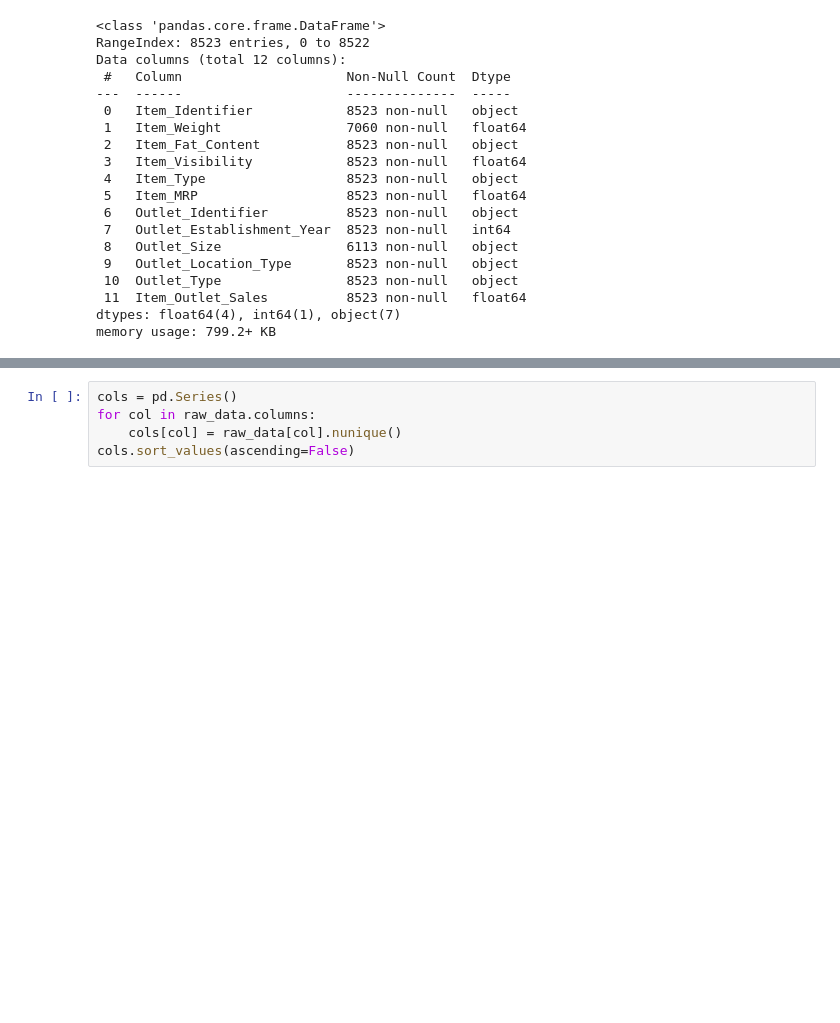
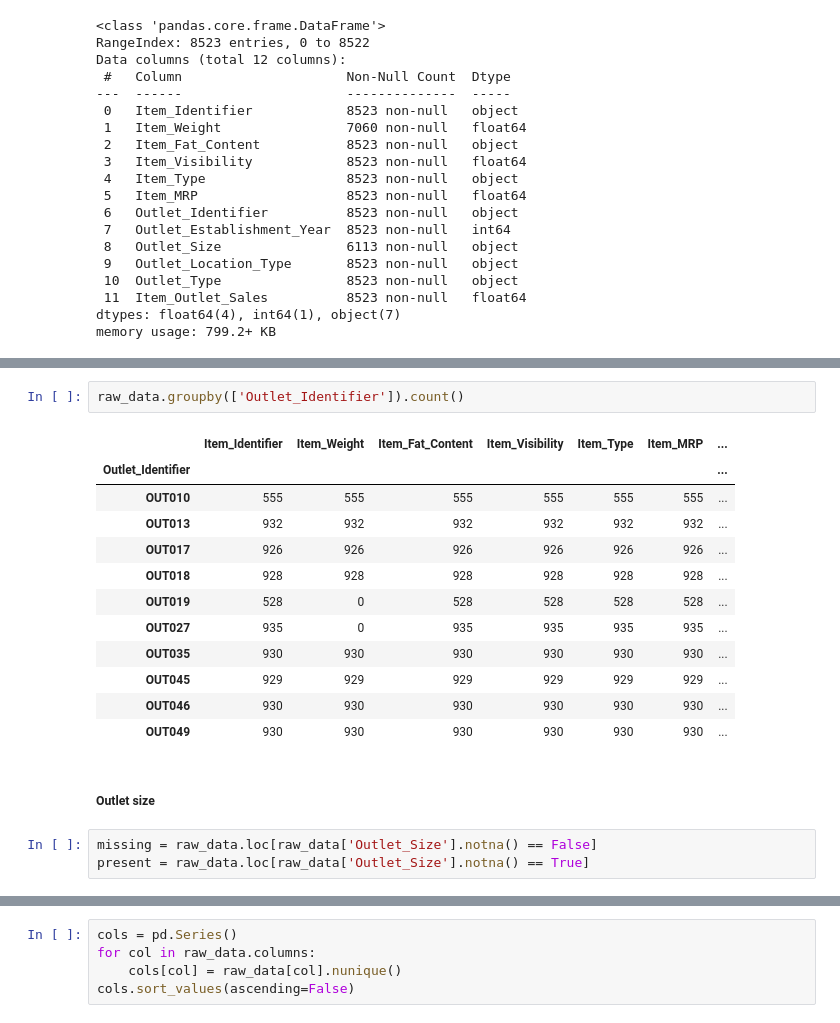
Before and after one commit to Demvok/BigMartSalesPrediction, a Jupyter notebook: BigMartSalesPrediction.ipynb, the cells around one changed output, grey strips where cells are left out. Saved outputs shown, nothing was run; the diff lists cells and outputs as text; blank space fills up the shorter version.

```diff
--- a/BigMartSalesPrediction.ipynb
+++ b/BigMartSalesPrediction.ipynb
@@ -51,0 +72,20 @@ memory usage: 799.2+ KB
+# %%
+raw_data.groupby(['Outlet_Identifier']).count()
+# %% [output]
+|  | Item_Identifier | Item_Weight | Item_Fat_Content | Item_Visibility | Item_Type | Item_MRP | ... |
+| Outlet_Identifier |  |  |  |  |  |  | ... |
+| OUT010 | 555 | 555 | 555 | 555 | 555 | 555 | ... |
+| OUT013 | 932 | 932 | 932 | 932 | 932 | 932 | ... |
+| OUT017 | 926 | 926 | 926 | 926 | 926 | 926 | ... |
+| OUT018 | 928 | 928 | 928 | 928 | 928 | 928 | ... |
+| OUT019 | 528 | 0 | 528 | 528 | 528 | 528 | ... |
+| OUT027 | 935 | 0 | 935 | 935 | 935 | 935 | ... |
+| OUT035 | 930 | 930 | 930 | 930 | 930 | 930 | ... |
+| OUT045 | 929 | 929 | 929 | 929 | 929 | 929 | ... |
+| OUT046 | 930 | 930 | 930 | 930 | 930 | 930 | ... |
+| OUT049 | 930 | 930 | 930 | 930 | 930 | 930 | ... |
+# %% [markdown]
+##### Outlet size
+# %%
+missing = raw_data.loc[raw_data['Outlet_Size'].notna() == False]
+present = raw_data.loc[raw_data['Outlet_Size'].notna() == True]
```
Also changed, not shown: parts of 22 cells of this notebook.
